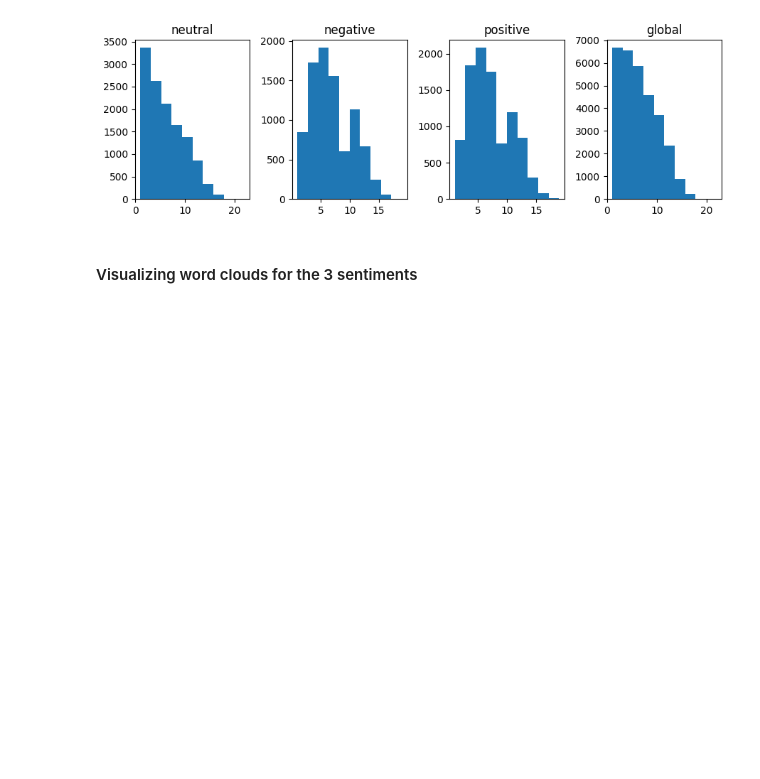
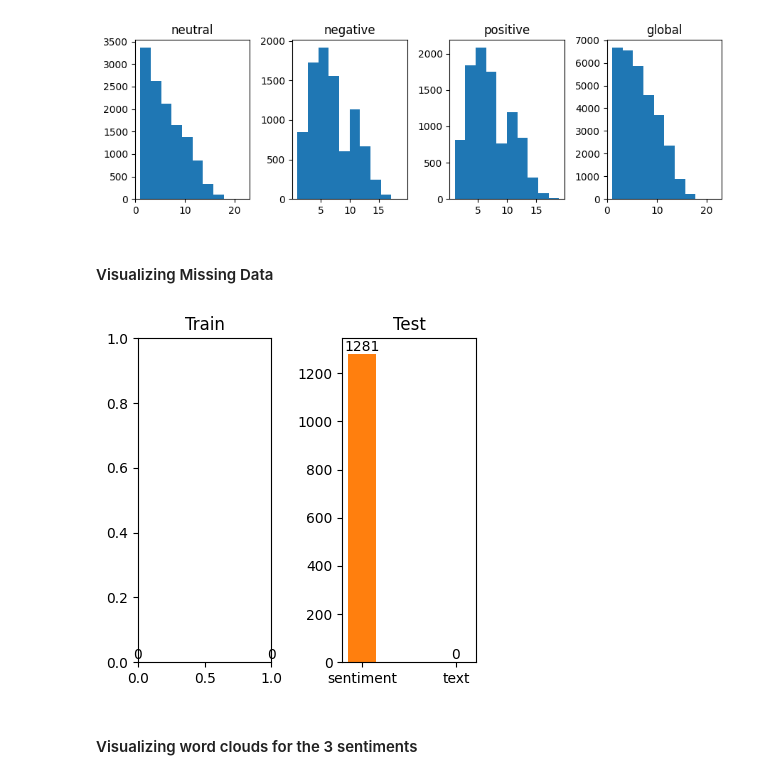
Before and after one commit to popesculuca00/NLP2_final_project, a Jupyter notebook: eda.ipynb, the cells around one changed output. Saved outputs shown, nothing was run; the diff lists cells and outputs as text; code cells hidden in the pictures; blank space fills up the shorter version.

Commit message:
add visualization for number of nan rows

```diff
--- a/eda.ipynb
+++ b/eda.ipynb
@@ -166,6 +166,33 @@ fig.tight_layout()
 plt.show()
 # %% [output]
 [figure]
+# %% [markdown]
+#### Visualizing Missing Data
+# %%
+column_names = ['sentiment', 'text']
+plot_data = [train_data[column_names].isna().sum(),
+             test_data[column_names].isna().sum()]
+plot_titles = ['Train', 'Test']
+nrows = 1
+ncols = 2
+idx_data = 0
+fig, ax = plt.subplots(nrows=nrows, ncols=ncols, figsize=(4,4))
+
+for idx_col in range(ncols):
+    for idx_row in range(nrows):
+        if nrows == 1:
+            idx = idx_col
+        else:
+            idx = (idx_row, idx_col)
+        ax[idx].set_title(plot_titles[idx_data])
+        ax[idx].bar_label(plt.bar(column_names, plot_data[idx_data], width=0.3))
+
+        idx_data += 1
+
+fig.tight_layout()
+plt.show()
+# %% [output]
+[figure, added]
 # %% [markdown]
 #### Visualizing word clouds for the 3 sentiments
 # %%
```
